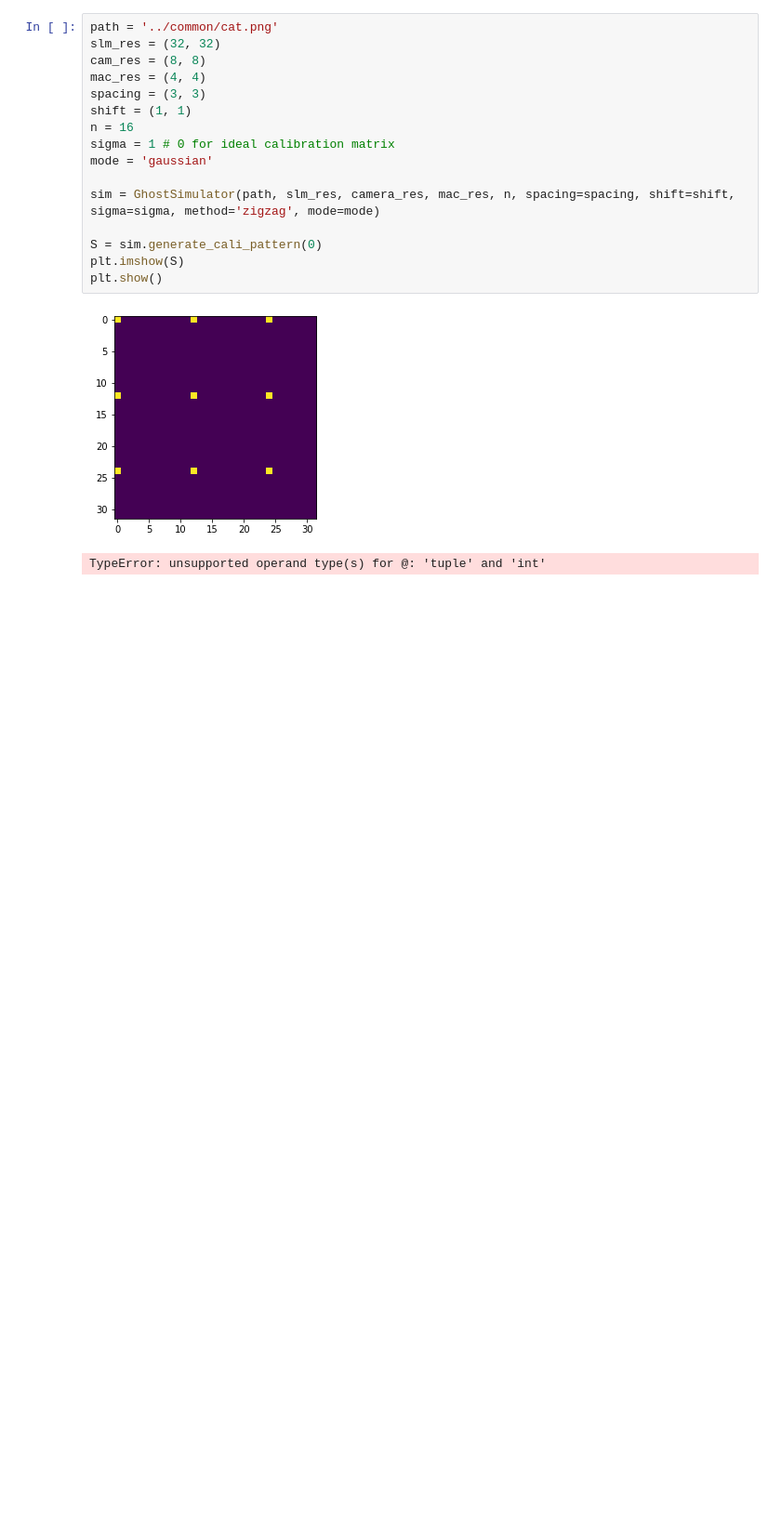
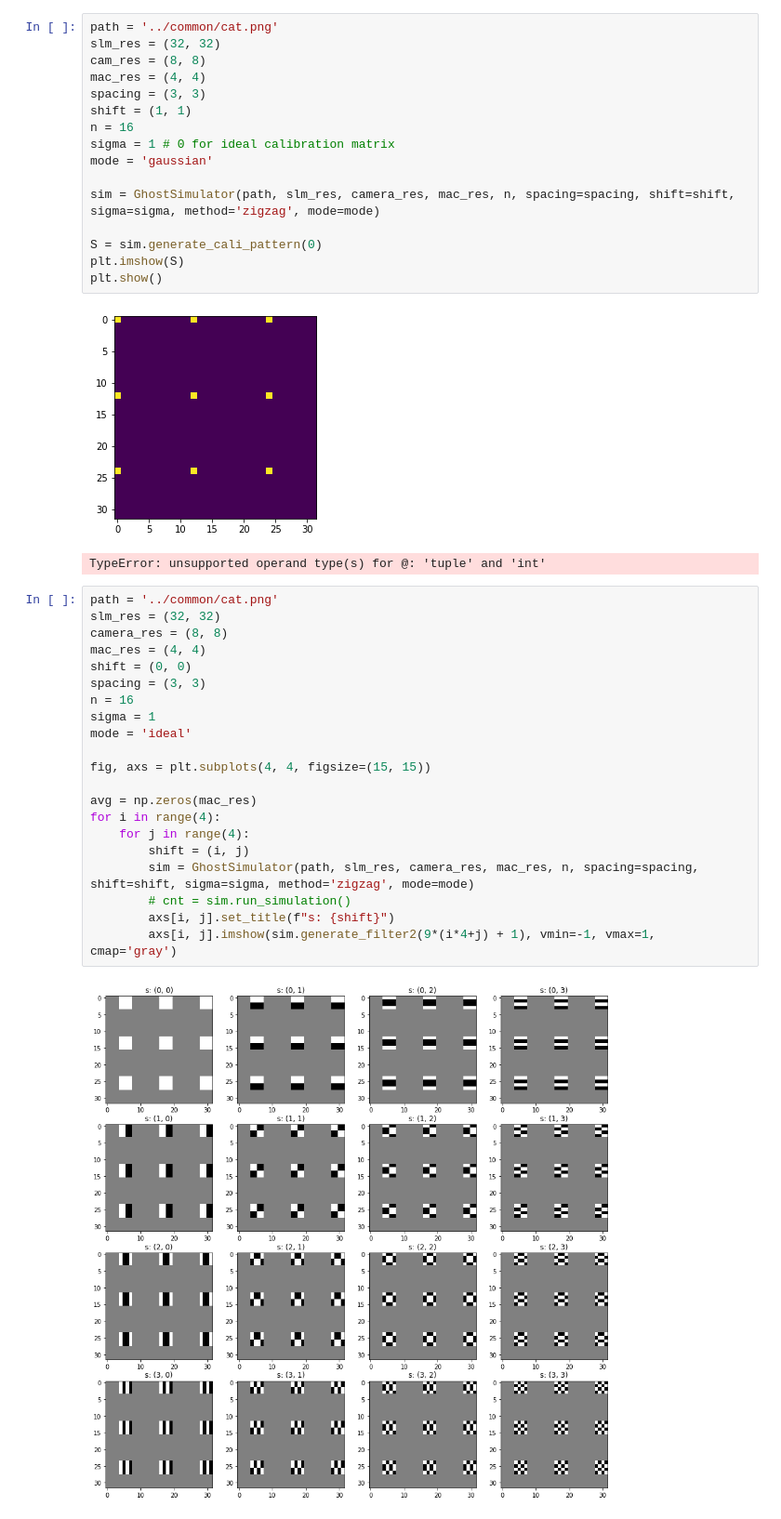
Before and after one commit to rstanuwijaya/jensen-lab-analysis, a Jupyter notebook: notebooks/newgdi.ipynb, the cells around one changed output. Shown: that part at 93% size. Drawn from its saved outputs; the diff is of its cells as text; blank space fills up the shorter version.

```diff
--- a/notebooks/newgdi.ipynb
+++ b/notebooks/newgdi.ipynb
@@ -443,3 +449,26 @@ plt.show()
 # %%
 # %% [output]
 TypeError: unsupported operand type(s) for @: 'tuple' and 'int'
+# %%
+path = '../common/cat.png'
+slm_res = (32, 32)
+camera_res = (8, 8)
+mac_res = (4, 4)
+shift = (0, 0)
+spacing = (3, 3)
+n = 16
+sigma = 1
+mode = 'ideal'
+
+fig, axs = plt.subplots(4, 4, figsize=(15, 15))
+
+avg = np.zeros(mac_res)
+for i in range(4):
+    for j in range(4):
+        shift = (i, j)
+        sim = GhostSimulator(path, slm_res, camera_res, mac_res, n, spacing=spacing, shift=shift, sigma=sigma, method='zigzag', mode=mode)
+        # cnt = sim.run_simulation()
+        axs[i, j].set_title(f"s: {shift}")
+        axs[i, j].imshow(sim.generate_filter2(9*(i*4+j) + 1), vmin=-1, vmax=1, cmap='gray')
+# %% [output]
+[figure, added]
```
Also changed, not shown: parts of 2 cells of this notebook, 2 other files.
